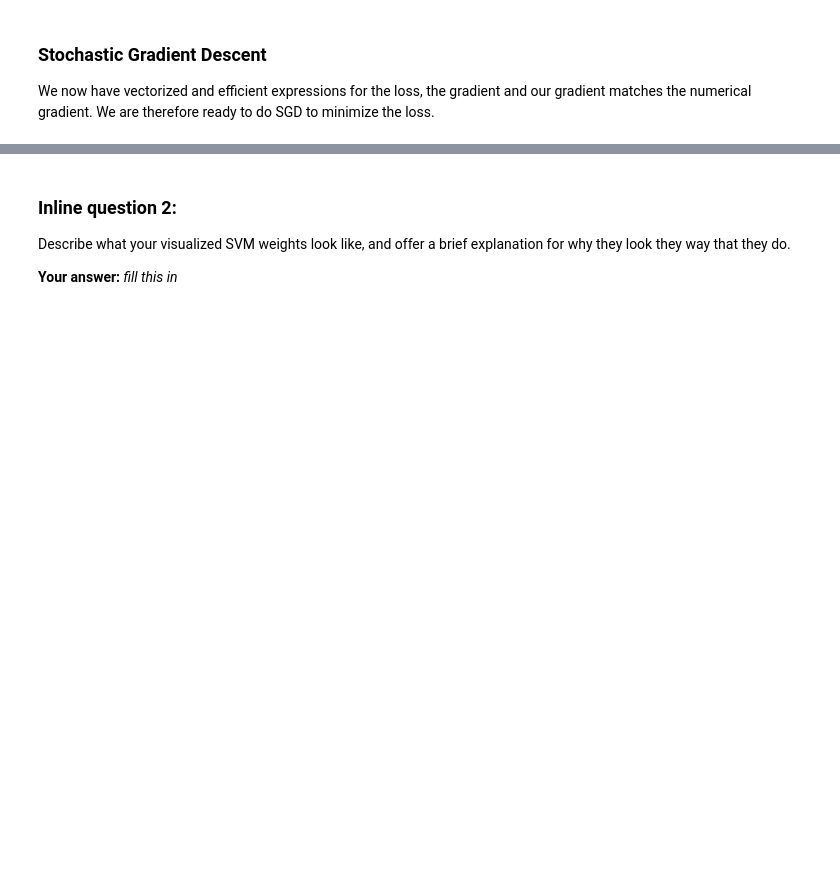
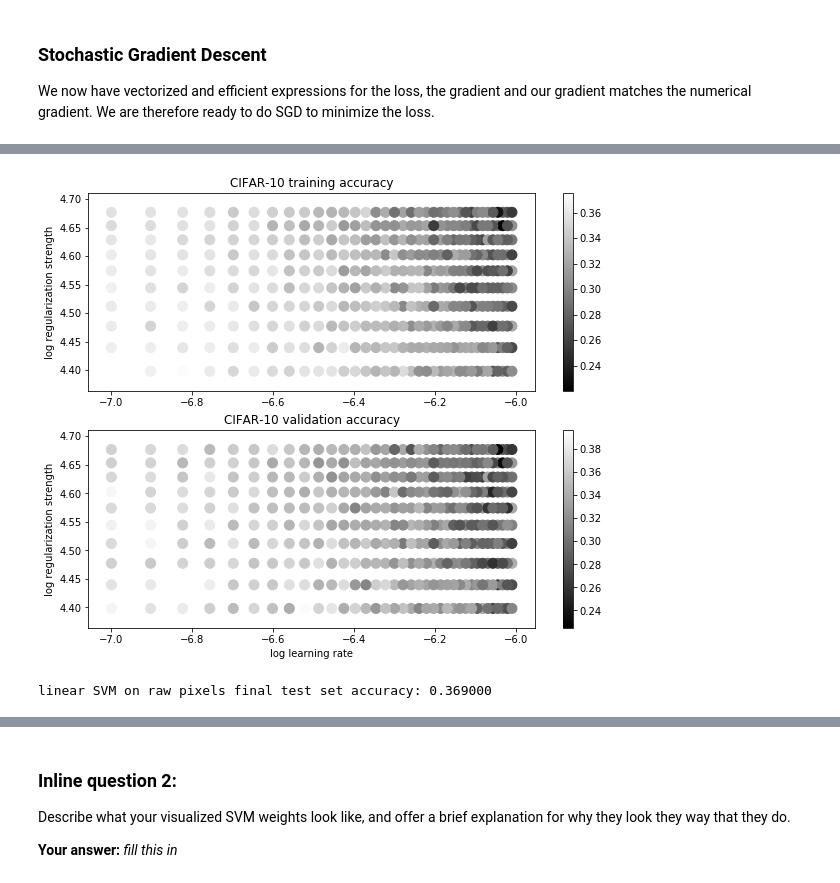
Before and after one commit to neelkanthaBhargava/CS231n-Assignments, a Jupyter notebook: assignment1/svm.ipynb, the cells around one changed output, grey strips where cells are left out. Cells and saved outputs as stored; diff of their text form; code cells hidden in the pictures; blank space fills up the shorter version.

Commit message:
Linear svm classifier completed

```diff
--- a/assignment1/svm.ipynb
+++ b/assignment1/svm.ipynb
@@ -313,7 +334,7 @@ print('validation accuracy: %f' % (np.mean(y_val == y_val_pred), ))
 # learning rate). You should experiment with different ranges for the learning
 # rates and regularization strengths; if you are careful you should be able to
 # get a classification accuracy of about 0.4 on the validation set.
-learning_rates = [1e-7, 5e-5]
+learning_rates = [1e-7, 1e-6]
 regularization_strengths = [2.5e4, 5e4]
 
 # results is dictionary mapping tuples of the form
@@ -322,8 +343,8 @@ regularization_strengths = [2.5e4, 5e4]
 # of data points that are correctly classified.
 results = {}
 best_val = -1   # The highest validation accuracy that we have seen so far.
-best_svm = None # The LinearSVM object that achieved the highest validation rate.
-
+best_svm = LinearSVM() # The LinearSVM object that achieved the highest validation rate.
+best_l,best_r=0,0
 ################################################################################
 # TODO:                                                                        #
 # Write code that chooses the best hyperparameters by tuning on the validation #
@@ -338,15 +359,35 @@ best_svm = None # The LinearSVM object that achieved the highest validation rate
 # confident that your validation code works, you should rerun the validation   #
 # code with a larger value for num_iters.                                      #
 ################################################################################
-pass
+for l in np.arange(learning_rates[0],learning_rates[1],step = 0.25e-7):
+    for r in np.arange(regularization_strengths[0],regularization_strengths[1],step = 0.25e4):
+        print('l = ',l,'r = ',r)
+
+        temp_svm = LinearSVM()
+        loss_temp = svm.train(X_train, y_train, learning_rate=l, reg=r,
+                              num_iters=1500, verbose=False)
+        y_train_pred_temp = svm.predict(X_train)
+        temp_accuracy_train = np.mean(y_train == y_train_pred_temp)
+        y_val_pred_temp = svm.predict(X_val)
+        temp_accuracy_val = np.mean(y_val == y_val_pred_temp)
+        results[(l,r)] = (temp_accuracy_train,temp_accuracy_val)
+        if temp_accuracy_val>best_val:
+            best_val = temp_accuracy_val
+            best_l,best_r=l,r
+
 ################################################################################
 #                              END OF YOUR CODE                                #
 ################################################################################
+print()
 
 # Print out results.
 for lr, reg in sorted(results):
     train_accuracy, val_accuracy = results[(lr, reg)]
     print('lr %e reg %e train accuracy: %f val accuracy: %f' % (
                 lr, reg, train_accuracy, val_accuracy))
-
+print()
 print('best validation accuracy achieved during cross-validation: %f' % best_val)
+print()
+print('best svm calculation-')
+loss_best = best_svm.train(X_train, y_train, learning_rate=best_l, reg=best_r,
+                           num_iters=1500, verbose=True)
@@ -353,33 +412,38 @@ print('best validation accuracy achieved during cross-validation: %f' % best_val
 # %%
 # Visualize the cross-validation results
 import math
 x_scatter = [math.log10(x[0]) for x in results]
 y_scatter = [math.log10(x[1]) for x in results]
 
 # plot training accuracy
 marker_size = 100
 colors = [results[x][0] for x in results]
 plt.subplot(2, 1, 1)
 plt.scatter(x_scatter, y_scatter, marker_size, c=colors)
 plt.colorbar()
-plt.xlabel('log learning rate')
+#plt.xlabel('log learning rate')
 plt.ylabel('log regularization strength')
 plt.title('CIFAR-10 training accuracy')
 
 # plot validation accuracy
 colors = [results[x][1] for x in results] # default size of markers is 20
 plt.subplot(2, 1, 2)
 plt.scatter(x_scatter, y_scatter, marker_size, c=colors)
 plt.colorbar()
 plt.xlabel('log learning rate')
 plt.ylabel('log regularization strength')
 plt.title('CIFAR-10 validation accuracy')
 plt.show()
+# %% [output]
+[figure, added]
 # %%
 # Evaluate the best svm on test set
+#print(best_svm)
 y_test_pred = best_svm.predict(X_test)
 test_accuracy = np.mean(y_test == y_test_pred)
 print('linear SVM on raw pixels final test set accuracy: %f' % test_accuracy)
+# %% [output]
+linear SVM on raw pixels final test set accuracy: 0.369000
 # %%
 # Visualize the learned weights for each class.
 # Depending on your choice of learning rate and regularization strength, these may
```
Also changed, not shown: parts of 11 cells of this notebook, 3 other files.
